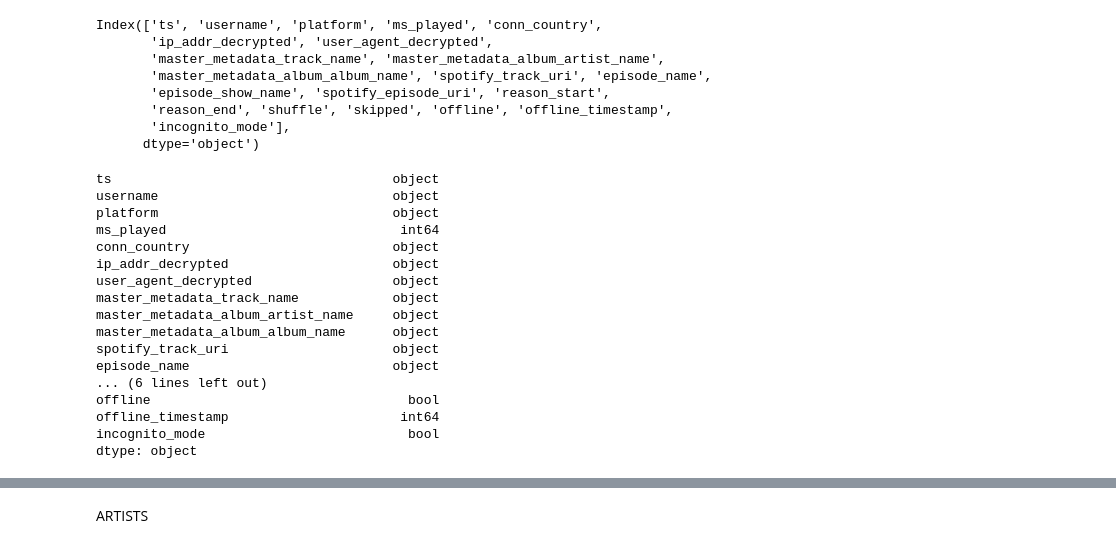
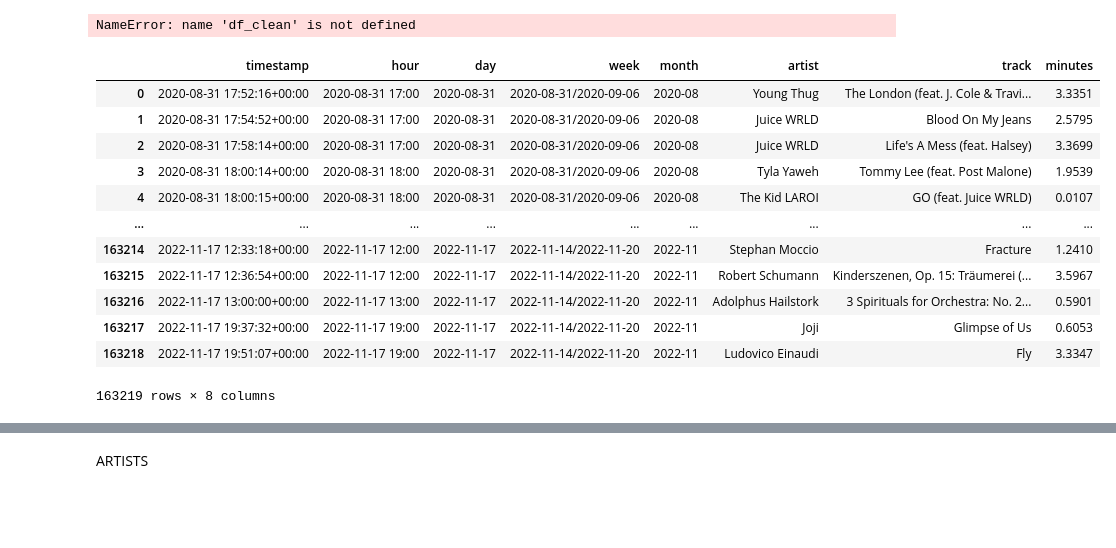
Before and after one commit to adriansanj/Spotify-Analysis-Tool, a Jupyter notebook: notebooks/test_data_extraction.ipynb, the cells around one changed output, grey strips where cells are left out. Drawn from its saved outputs; the diff is of its cells as text; code cells hidden in the pictures; blank space fills up the shorter version.

```diff
--- a/notebooks/test_data_extraction.ipynb
+++ b/notebooks/test_data_extraction.ipynb
@@ -3,0 +6,22 @@ import json
+# %%
+def create_clean_dataframe(json_files):
+
+    df_list = [pd.read_json('../data/'+json_file) for json_file in json_files]
+    df = pd.concat(df_list, ignore_index=True)
+
+    df_clean = pd.DataFrame()
+    df_clean['timestamp'] = pd.to_datetime(df['ts'])
+    df_clean['hour'] = df_clean['timestamp'].dt.hour
+    df_clean['day'] = df_clean['timestamp'].dt.date
+    df_clean["week"] = df_clean["timestamp"].dt.to_period("W")
+    df_clean['month'] = df_clean['timestamp'].dt.to_period("M")
+    df_clean['artist'] = df['master_metadata_album_artist_name']
+    df_clean['track'] = df['master_metadata_track_name']
+    df_clean['minutes'] = df['ms_played']/1000/60
+    df_clean['minutes'] = df_clean['minutes'].apply(lambda x: Decimal(str(x)).quantize(Decimal('0.0001'), rounding=ROUND_HALF_UP))
+
+    return df_clean
+# %%
+
+data_files = [f for f in os.listdir('../data') if f.endswith('.json')]
+data_files
@@ -4 +38,23 @@ import json
+# %%
+df_clean.dtypes
+# %% [output]
+NameError: name 'df_clean' is not defined
+# %%
+df_clean = create_clean_dataframe(data_files)
+# %%
+df_clean
+# %% [output]
+|  | timestamp | hour | day | week | month | artist | track | minutes |
+| 0 | 2020-08-31 17:52:16+00:00 | 2020-08-31 17:00 | 2020-08-31 | 2020-08-31/2020-09-06 | 2020-08 | Young Thug | The London (feat. J. Cole & Travi... | 3.3351 |
+| 1 | 2020-08-31 17:54:52+00:00 | 2020-08-31 17:00 | 2020-08-31 | 2020-08-31/2020-09-06 | 2020-08 | Juice WRLD | Blood On My Jeans | 2.5795 |
+| 2 | 2020-08-31 17:58:14+00:00 | 2020-08-31 17:00 | 2020-08-31 | 2020-08-31/2020-09-06 | 2020-08 | Juice WRLD | Life's A Mess (feat. Halsey) | 3.3699 |
+| 3 | 2020-08-31 18:00:14+00:00 | 2020-08-31 18:00 | 2020-08-31 | 2020-08-31/2020-09-06 | 2020-08 | Tyla Yaweh | Tommy Lee (feat. Post Malone) | 1.9539 |
+| 4 | 2020-08-31 18:00:15+00:00 | 2020-08-31 18:00 | 2020-08-31 | 2020-08-31/2020-09-06 | 2020-08 | The Kid LAROI | GO (feat. Juice WRLD) | 0.0107 |
+| ... | ... | ... | ... | ... | ... | ... | ... | ... |
+| 163214 | 2022-11-17 12:33:18+00:00 | 2022-11-17 12:00 | 2022-11-17 | 2022-11-14/2022-11-20 | 2022-11 | Stephan Moccio | Fracture | 1.2410 |
+| 163215 | 2022-11-17 12:36:54+00:00 | 2022-11-17 12:00 | 2022-11-17 | 2022-11-14/2022-11-20 | 2022-11 | Robert Schumann | Kinderszenen, Op. 15: Träumerei (... | 3.5967 |
+| 163216 | 2022-11-17 13:00:00+00:00 | 2022-11-17 13:00 | 2022-11-17 | 2022-11-14/2022-11-20 | 2022-11 | Adolphus Hailstork | 3 Spirituals for Orchestra: No. 2... | 0.5901 |
+| 163217 | 2022-11-17 19:37:32+00:00 | 2022-11-17 19:00 | 2022-11-17 | 2022-11-14/2022-11-20 | 2022-11 | Joji | Glimpse of Us | 0.6053 |
+| 163218 | 2022-11-17 19:51:07+00:00 | 2022-11-17 19:00 | 2022-11-17 | 2022-11-14/2022-11-20 | 2022-11 | Ludovico Einaudi | Fly | 3.3347 |
+163219 rows × 8 columns
 # %%
@@ -6,31 +61,0 @@ df = pd.read_json("../data/songs_1.json")
-# %%
-df.columns
-# %% [output]
-Index(['ts', 'username', 'platform', 'ms_played', 'conn_country',
-       'ip_addr_decrypted', 'user_agent_decrypted',
-       'master_metadata_track_name', 'master_metadata_album_artist_name',
-       'master_metadata_album_album_name', 'spotify_track_uri', 'episode_name',
-       'episode_show_name', 'spotify_episode_uri', 'reason_start',
-       'reason_end', 'shuffle', 'skipped', 'offline', 'offline_timestamp',
-       'incognito_mode'],
-      dtype='object')
-# %%
-df.dtypes
-# %% [output]
-ts                                    object
-username                              object
-platform                              object
-ms_played                              int64
-conn_country                          object
-ip_addr_decrypted                     object
-user_agent_decrypted                  object
-master_metadata_track_name            object
-master_metadata_album_artist_name     object
-master_metadata_album_album_name      object
-spotify_track_uri                     object
-episode_name                          object
-... (6 lines left out)
-offline                                 bool
-offline_timestamp                      int64
-incognito_mode                          bool
-dtype: object
```
Also changed, not shown: parts of 19 cells of this notebook, 2 other files.
